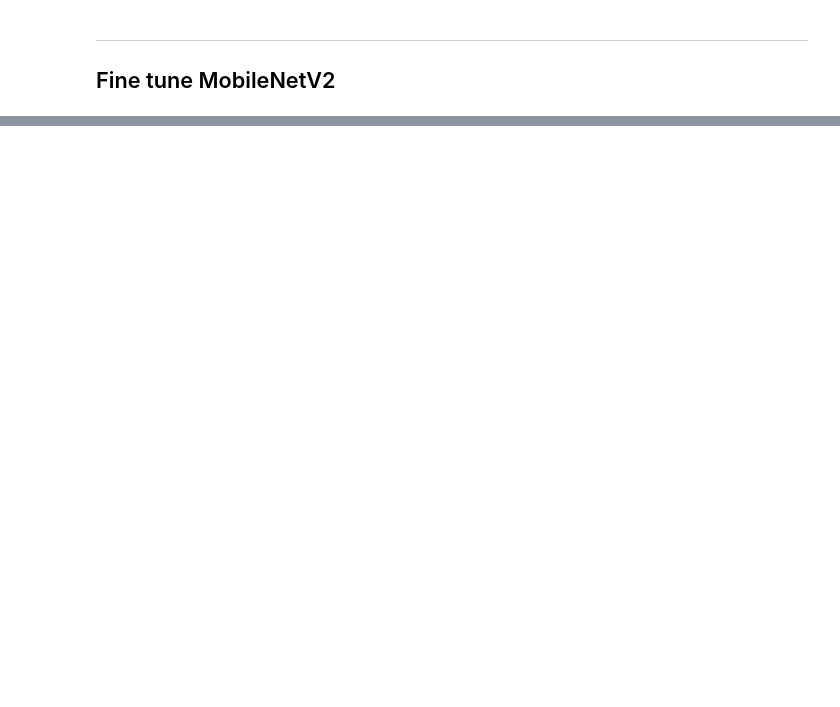
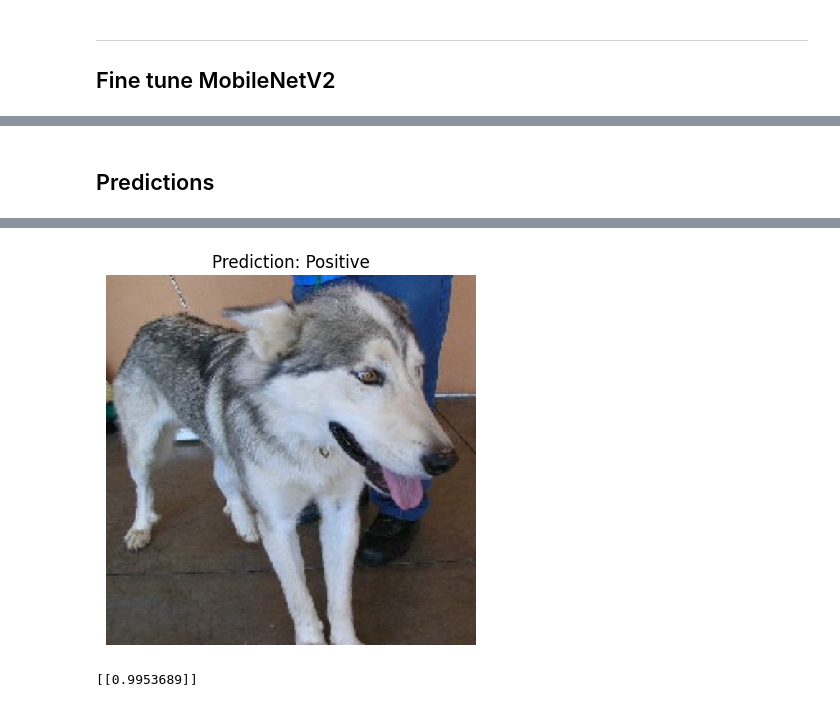
Before and after one commit to RiccardoDAndrea/SceneDetect, a Jupyter notebook: Image_classification_scripts/mobilenet_v2.ipynb, the cells around one changed output, grey strips where cells are left out. Drawn from its saved outputs; the diff is of its cells as text; code cells hidden in the pictures; blank space fills up the shorter version.

```diff
--- a/Image_classification_scripts/mobilenet_v2.ipynb
+++ b/Image_classification_scripts/mobilenet_v2.ipynb
@@ -79,0 +70,2 @@ from tensorflow.keras.preprocessing.image import ImageDataGenerator
+# %%
+MobileNetV2.trainable = False
@@ -80 +79,5 @@ from tensorflow.keras.preprocessing.image import ImageDataGenerator
+# %%
+MobileNetV2_finetuned.compile(optimizer=Adam(learning_rate=0.001),
+              loss='binary_crossentropy', # binär
+              metrics=['accuracy'])
 # %%
@@ -89,0 +197,42 @@ train_datagen = ImageDataGenerator(
+# %% [markdown]
+## Predictions
+# %%
+import tensorflow as tf
+from tensorflow.keras.preprocessing import image
+import numpy as np
+import matplotlib.pyplot as plt
+
+# 1. Lade das Bild, das du testen möchtest
+img_path = r'cats_and_dogs_small\train\dogs\155.jpg'  # Pfad zum Bild, das du testen möchtest
+
+# Lade das Bild und skaliere es auf die Eingabegröße des Modells
+img = image.load_img(img_path, target_size=(224, 224))
+
+# 2. Konvertiere das Bild in ein Array und normalisiere es
+img_array = image.img_to_array(img)
+img_array = np.expand_dims(img_array, axis=0)  # Füge eine Batch-Dimension hinzu
+img_array /= 255.0  # Normalisiere das Bild (falls beim Training auch normalisiert wurde)
+# %%
+
+# 3. Vorhersage des Modells
+predictions = MobileNetV2_finetuned.predict(img_array)
+
+# 4. Interpretiere die Vorhersage
+# Hier nehmen wir an, dass es sich um ein binäres Klassifikationsproblem handelt
+# (z.B. Hund vs. Katze)
+
+# Bei binärer Klassifikation gibt das Modell eine Wahrscheinlichkeit zurück
+# Wenn die Wahrscheinlichkeit größer als 0.5 ist, dann gehört das Bild zur positiven Klasse
+if predictions[0] > 0.5:
+    print("Das Bild zeigt die Hund Klasse.")
+else:
+    print("Das Bild zeigt die Katzen Klasse.")
+
+# 5. (Optional) Visualisiere das Bild
+plt.imshow(img)
+plt.title(f'Prediction: {"Positive" if predictions[0] > 0.5 else "Negative"}')
+plt.axis('off')  # Verstecke die Achsen
+#plt.text(x=0,y=0,s=str(predictions))
+plt.show()
+print(predictions)
+# %% [output]
@@ -89,0 +241,2 @@ train_datagen = ImageDataGenerator(
+[figure, added]
+[[0.9953689]]
```
Also changed, not shown: parts of 16 cells of this notebook.
